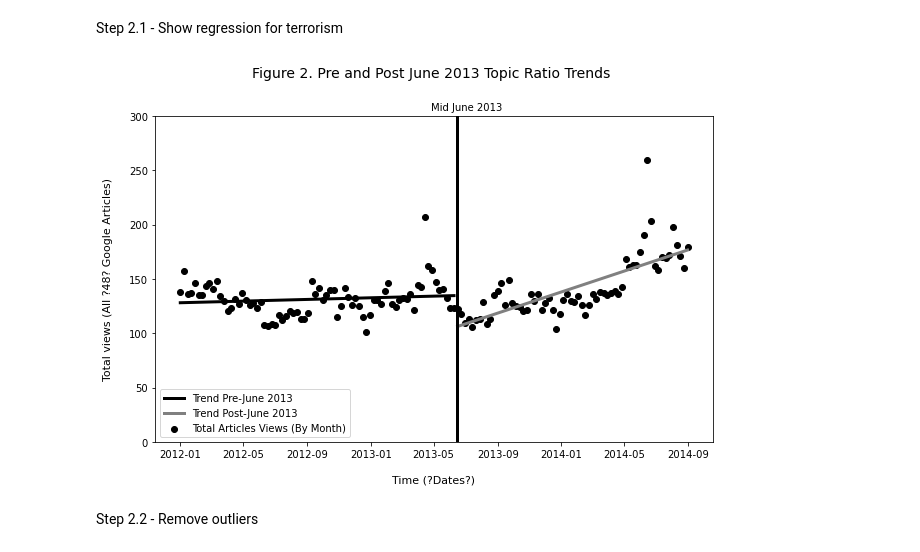
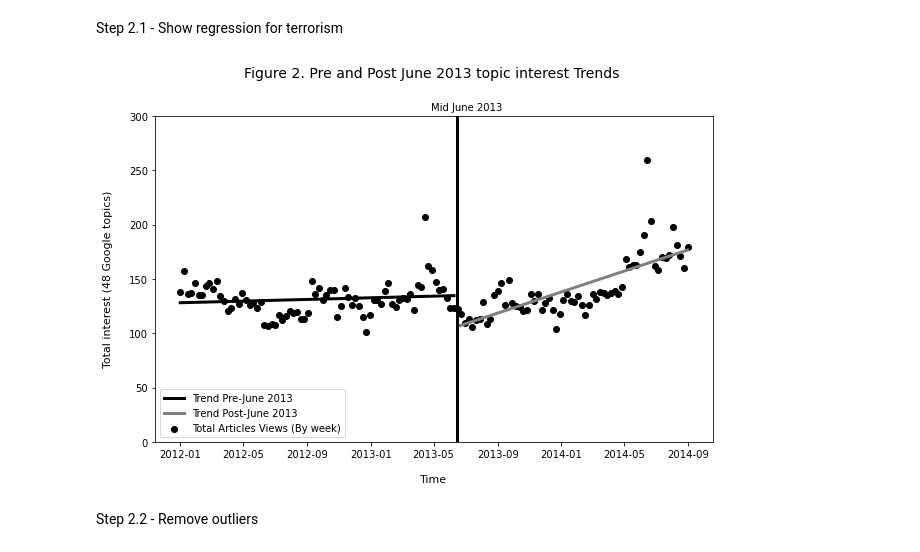
Before and after one commit to epfl-ada/ada-2020-project-milestone-p3-p3_pada1, a Jupyter notebook: chilling_effect_trend.ipynb, the cells around one changed output. Cells and saved outputs as stored; diff of their text form; code cells hidden in the pictures.

```diff
--- a/chilling_effect_trend.ipynb
+++ b/chilling_effect_trend.ipynb
@@ -444,11 +444,12 @@ if path.exists(data_path):
 else:
     raise NotADirectoryError
 # %%
-terrorism_df = terrorism_df[['date', 'max_ratio', 'topic_name']]
-terrorism30_df = terrorism30_df[['date', 'max_ratio', 'topic_name']]
-domestic_df = domestic_df[['date', 'max_ratio', 'topic_name']]
-popular_df = popular_df[['date', 'max_ratio', 'topic_name']]
-infrastructure_df = infrastructure_df[['date', 'max_ratio', 'topic_name']]
+columns_of_interest = ['date', 'max_ratio', 'topic_name']
+terrorism_df = terrorism_df[columns_of_interest]
+terrorism30_df = terrorism30_df[columns_of_interest]
+domestic_df = domestic_df[columns_of_interest]
+popular_df = popular_df[columns_of_interest]
+infrastructure_df = infrastructure_df[columns_of_interest]
 # %%
 print(terrorism_df.shape)
 terrorism_df.head(5)
@@ -518,40 +494,40 @@ Step 2.1 - Show regression for terrorism
 # %%
 ### TODO Modify description of the plot
 
 # Visualisation of full time series
 fig, ax = plt.subplots(figsize=(10, 6))
 
-ax.set_title('Figure 2. Pre and Post June 2013 Topic Ratio Trends \n\n', fontsize=14)
-ax.set_xlabel('\nTime (?Dates?)', fontsize=11)
-ax.set_ylabel('Total views (All ?48? Google Articles)\n', fontsize=11)
+ax.set_title('Figure 2. Pre and Post June 2013 topic interest Trends \n\n', fontsize=14)
+ax.set_xlabel('\nTime', fontsize=11)
+ax.set_ylabel('Total interest (48 Google topics)\n', fontsize=11)
 ax.set_ylim(0, 300)
 
-ax.scatter(terrorism_ts.date, terrorism_ts['max_ratio'],
-    label='Total Articles Views (By Month)', color='black')
+ax.scatter(terrorism_ts.date, terrorism_ts.max_ratio,
+    label='Total Articles Views (By week)', color='black')
 
 # Draw the regressions
 slope_pre_june, intercept_pre_june, _, _, _ = stats.linregress(terrorism_pre_june_ts.index,
-                                                               terrorism_pre_june_ts['max_ratio'])
+                                                               terrorism_pre_june_ts.max_ratio)
 slope_post_june, intercept_post_june, _, _, _ = stats.linregress(terrorism_post_june_ts.index,
-                                                                 terrorism_post_june_ts['max_ratio'])
+                                                                 terrorism_post_june_ts.max_ratio)
 x1 = terrorism_pre_june_ts.index
 ax.plot(terrorism_pre_june_ts.date, intercept_pre_june + slope_pre_june*x1,
     color='black', linewidth='3', label='Trend Pre-June 2013')
 x2 = terrorism_post_june_ts.index
 ax.plot(terrorism_post_june_ts.date, intercept_post_june + slope_post_june*x2,
     color='gray', linewidth='3', label='Trend Post-June 2013')
 
 # Emphasise when the revelations occured
 ax.axvline(x=revelation_date, ymin=0, ymax=280, color='black', linewidth='3')
 
 x_text_offset = revelation_date - pd.Timedelta(50, 'd')
 y_text_offset = 305
 ax.text(x_text_offset, y_text_offset, 'Mid June 2013', fontsize=10)
 
 ax.legend(loc='lower left')
 plt.show()
 # %% [output]
-[figure, old version]
+[figure, new version]
 # %% [markdown]
 Step 2.2 - Remove outliers
 # %% [markdown]
```
Also changed, not shown: parts of 14 cells of this notebook.
